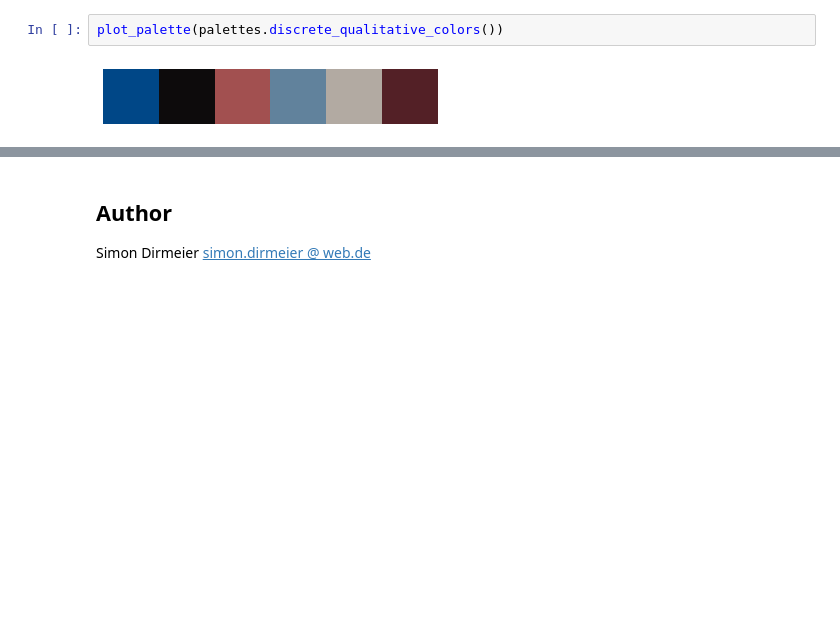
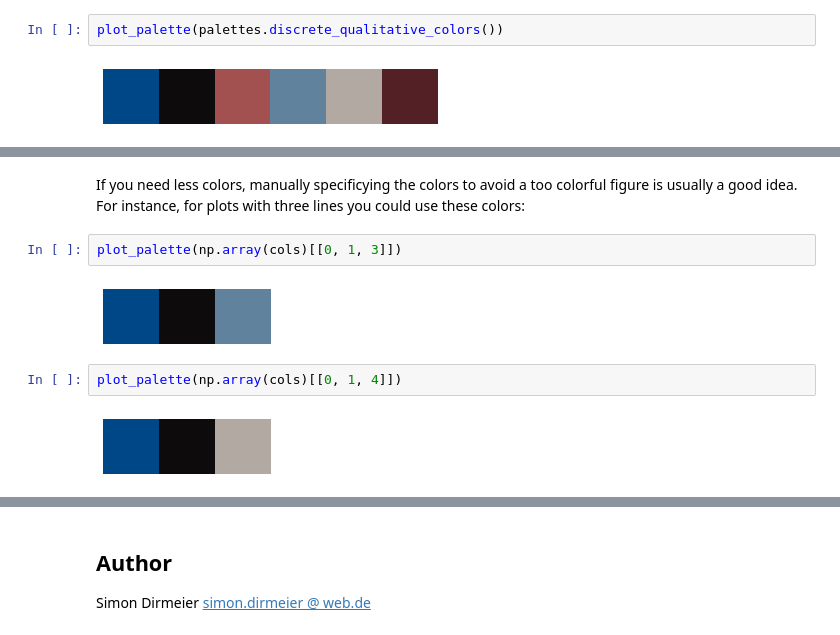
Before and after one commit to dirmeier/fybdthemes, a Jupyter notebook: README.ipynb, the cells around one changed output, grey strips where cells are left out. Drawn from its saved outputs; the diff is of its cells as text; blank space fills up the shorter version.

```diff
--- a/README.ipynb
+++ b/README.ipynb
@@ -113,0 +152,10 @@ plot_palette(palettes.discrete_qualitative_colors())
+# %% [markdown]
+If you need less colors, manually specificying the colors to avoid a too colorful figure is usually a good idea. For instance, for plots with three lines you could use these colors:
+# %%
+plot_palette(np.array(cols)[[0, 1, 3]])
+# %% [output]
+[figure, added]
+# %%
+plot_palette(np.array(cols)[[0, 1, 4]])
+# %% [output]
+[figure, added]
```
Also changed, not shown: parts of 17 cells of this notebook, 15 other files.
